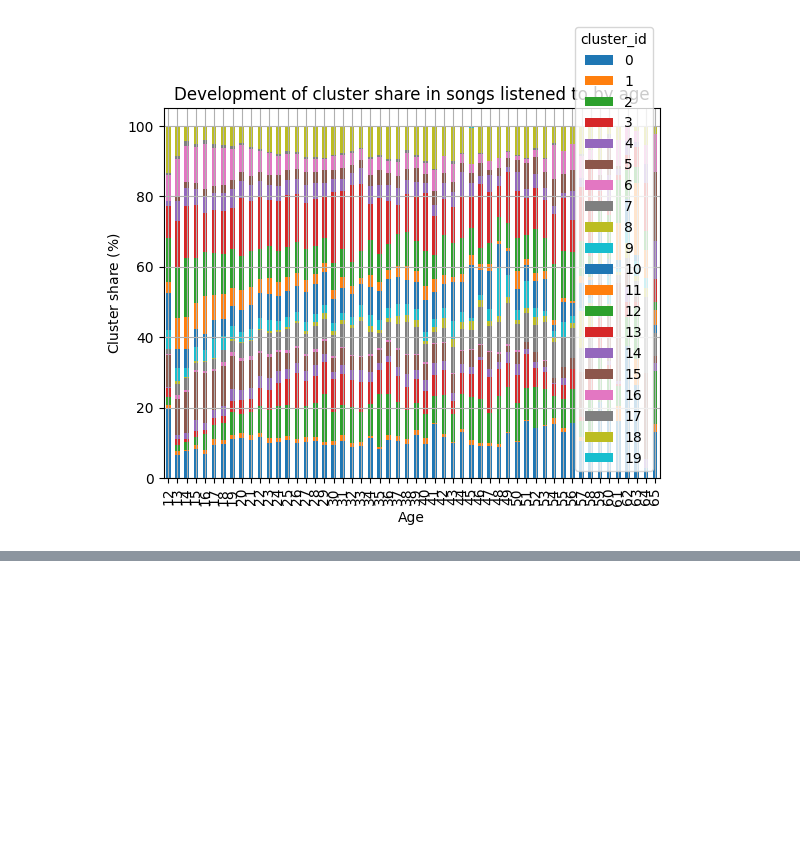
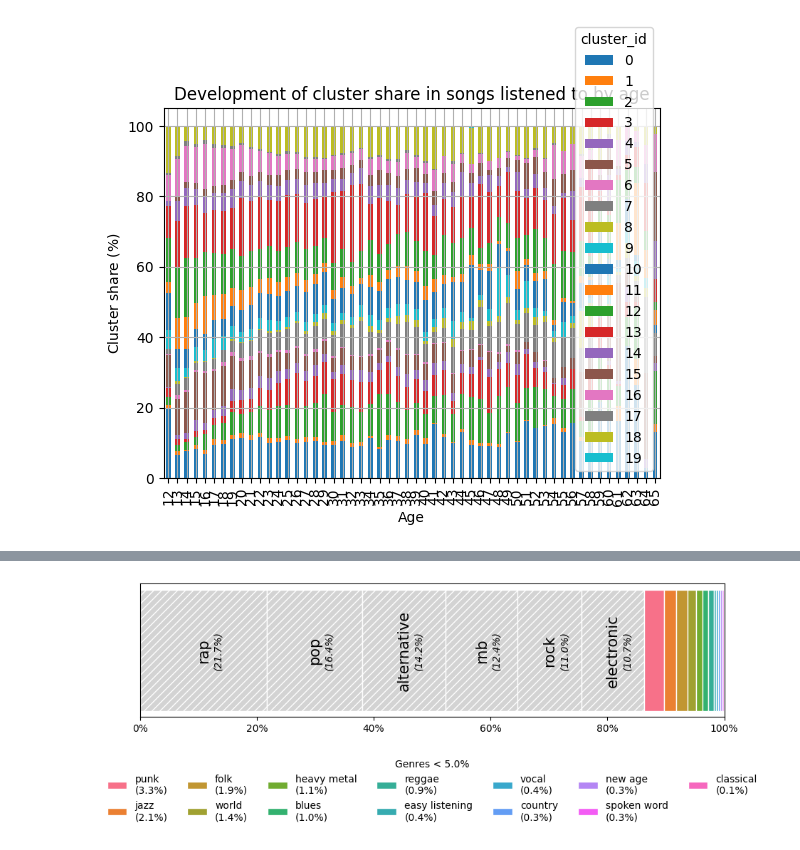
Before and after one commit to sbakker6/MusicRSAndChildren, a Jupyter notebook: analysis.ipynb, the cells around one changed output, grey strips where cells are left out. Saved outputs shown, nothing was run; the diff lists cells and outputs as text; code cells hidden in the pictures; blank space fills up the shorter version.

```diff
--- a/analysis.ipynb
+++ b/analysis.ipynb
@@ -426,0 +465,16 @@ for title, features in plots.items():
+# %%
+# Genres per cluster
+conn, cursor = create_connection("lfm2b")
+cursor.execute("""
+select sc.cluster_id, g.genre_name as genre
+from track t
+join lfm2b_genius lbg using(track_id)
+join song_cluster sc using(song_id)
+join artist_genre ag using(artist_id)
+join genre g using(genre_id)
+order by sc.cluster_id
+""")
+
+genres_per_cluster = pd.DataFrame(cursor.fetchall(), columns=["cluster_id", "genre"])
+conn.close()
+spc = pd.crosstab(genres_per_cluster.cluster_id, genres_per_cluster.genre)
@@ -426,0 +502,57 @@ for title, features in plots.items():
+# %%
+spc_percentages = (spc.sum().sort_values(ascending=False)/spc.sum().sum())
+
+cumulative = spc_percentages.cumsum()
+# cumulative.plot.bar(stacked=True)
+# plt.title("Cumulative share of genres of the artists in the matched songs")
+# plt.grid()
+# plt.xticks(range(len(cumulative.index)), list(cumulative.index), rotation=90)
+# plt.gca().yaxis.set_major_formatter(mtick.PercentFormatter(decimals=0, xmax=1))
+# plt.show()
+
+# Plot
+threshold = 0.05
+fig, ax = plt.subplots(figsize=(10, 4))
+colors = sns.color_palette("husl", n_colors=spc_percentages[spc_percentages < threshold].count())
+legend_handles = []
+legend_labels = []
+left = 0
+col_idx = 0
+for genre, value in zip(spc_percentages.index, spc_percentages.values):
+    if value < threshold:
+        color = colors[col_idx]
+        col_idx += 1
+        hatch = None
+    else:
+        color = 'lightgrey'
+        hatch = '///'
+    bar = ax.barh(0, value, left=left, label=genre, color=color, edgecolor='white', hatch=hatch)
+
+    if value > threshold:
+        ax.text(left + value / 2, 0, genre, va='center', ha='center', fontsize=15, color='black', rotation=90)
+        ax.text(left + value / 2 + 0.025, 0, f"({value:.1%})", va='center', ha='center', fontsize=10, color='black', rotation=90, fontstyle='italic')
+    else:
+        legend_handles.append(bar[0])
+        legend_labels.append(f"{genre}\n({value:.1%})")
+    left += value
+if legend_handles:
+    ax.legend(
+        handles=legend_handles,
+        labels=legend_labels,
+        loc='upper center',
+        bbox_to_anchor=(0.5, -0.25),  # position below the plot
+        ncol=7,
+        frameon=False,
+        title=f"Genres < {threshold:.1%}",
+        fontsize=10
+    )
+
+# Clean up and display
+ax.set_xlim(0, 1)
+ax.xaxis.set_major_formatter(mtick.PercentFormatter(xmax=1))
+ax.set_yticks([])
+# ax.set_title('Genre Distribution - One Horizontal Stacked Bar')
+plt.tight_layout()
+plt.show()
+# %% [output]
+[figure, added]
```
Also changed, not shown: parts of 8 cells of this notebook.
